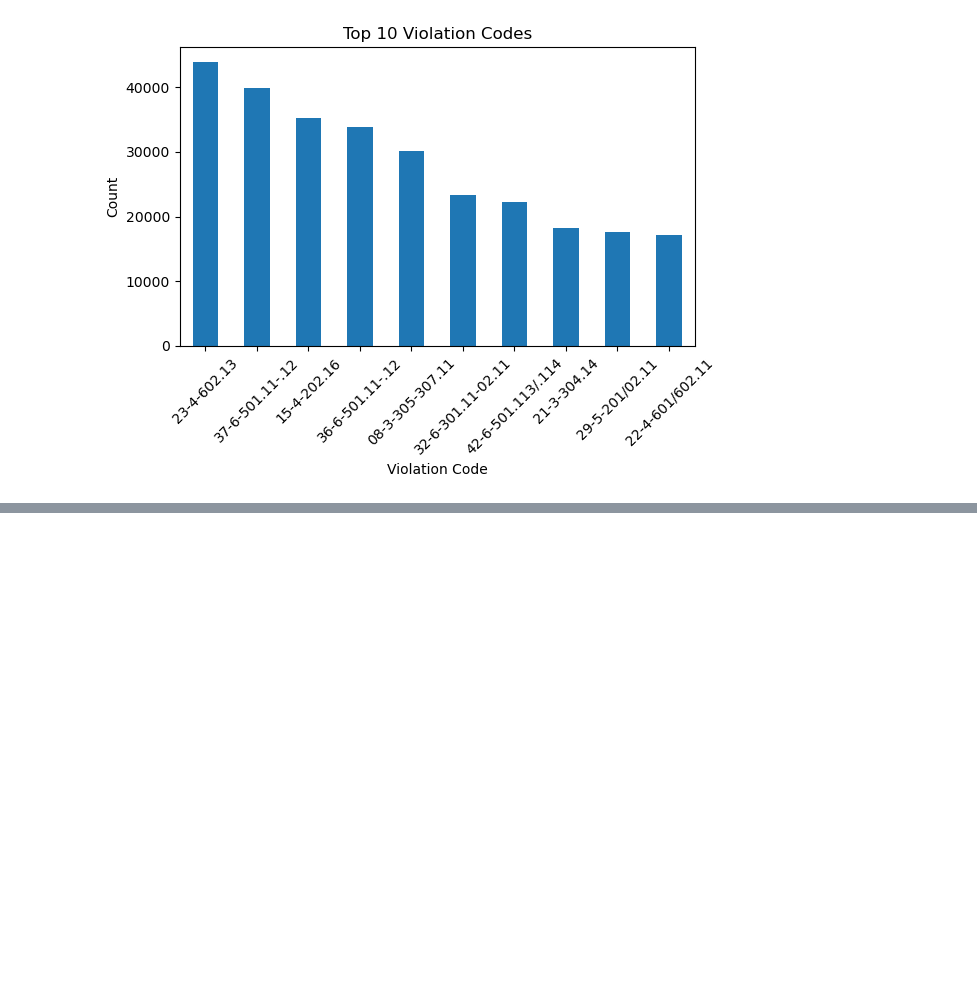
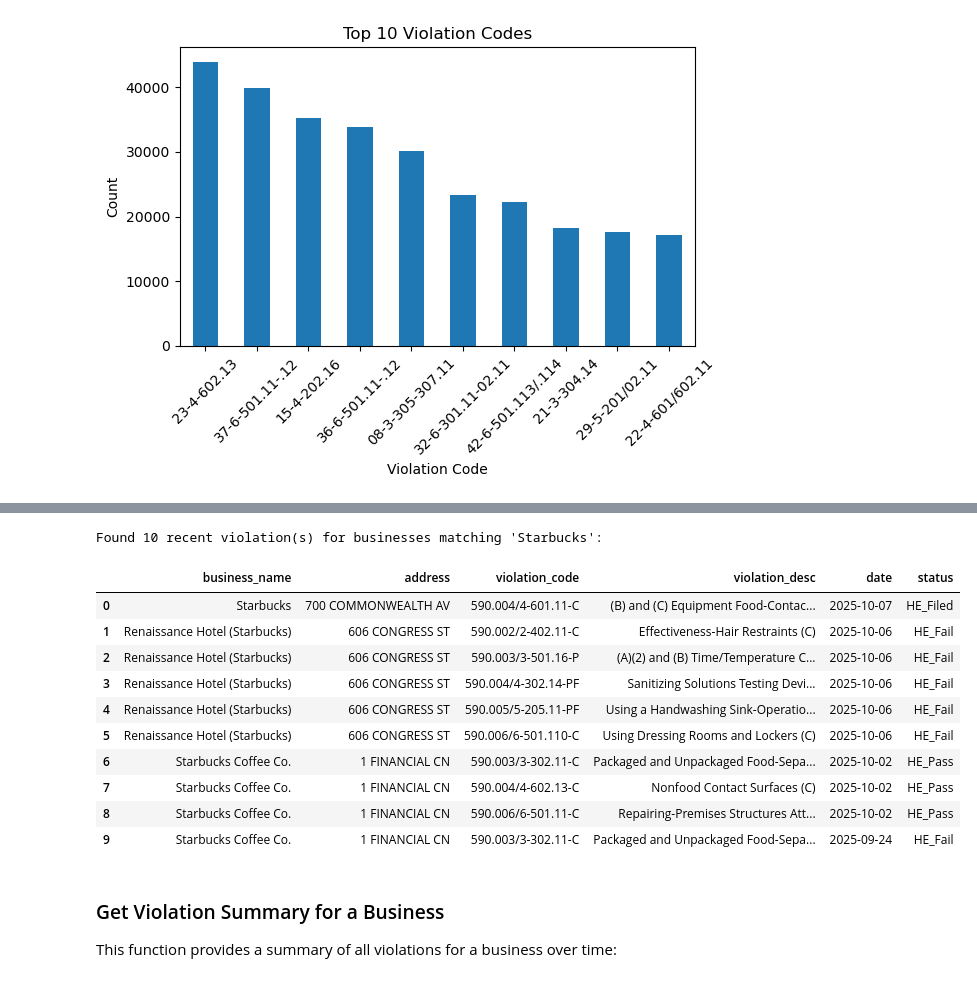
Before and after one commit to konipede/healthcare-database, a Jupyter notebook: notebooks/analysis.ipynb, the cells around one changed output, grey strips where cells are left out. Cells and saved outputs as stored; diff of their text form; code cells hidden in the pictures; blank space fills up the shorter version.

```diff
--- a/notebooks/analysis.ipynb
+++ b/notebooks/analysis.ipynb
@@ -22,0 +101,17 @@ plt.show()
+# %%
+# Example 2: View as DataFrame (without formatted output)
+starbucks_violations = get_recent_violations("Starbucks", limit=5, show_details=False)
+starbucks_violations
+# %% [output]
+Found 10 recent violation(s) for businesses matching 'Starbucks':
+|  | business_name | address | violation_code | violation_desc | date | status |
+| 0 | Starbucks | 700 COMMONWEALTH AV | 590.004/4-601.11-C | (B) and (C) Equipment Food-Contac... | 2025-10-07 | HE_Filed |
+| 1 | Renaissance Hotel (Starbucks) | 606 CONGRESS ST | 590.002/2-402.11-C | Effectiveness-Hair Restraints (C) | 2025-10-06 | HE_Fail |
+| 2 | Renaissance Hotel (Starbucks) | 606 CONGRESS ST | 590.003/3-501.16-P | (A)(2) and (B) Time/Temperature C... | 2025-10-06 | HE_Fail |
+| 3 | Renaissance Hotel (Starbucks) | 606 CONGRESS ST | 590.004/4-302.14-PF | Sanitizing Solutions Testing Devi... | 2025-10-06 | HE_Fail |
+| 4 | Renaissance Hotel (Starbucks) | 606 CONGRESS ST | 590.005/5-205.11-PF | Using a Handwashing Sink-Operatio... | 2025-10-06 | HE_Fail |
+| 5 | Renaissance Hotel (Starbucks) | 606 CONGRESS ST | 590.006/6-501.110-C | Using Dressing Rooms and Lockers (C) | 2025-10-06 | HE_Fail |
+| 6 | Starbucks Coffee Co. | 1 FINANCIAL CN | 590.003/3-302.11-C | Packaged and Unpackaged Food-Sepa... | 2025-10-02 | HE_Pass |
+| 7 | Starbucks Coffee Co. | 1 FINANCIAL CN | 590.004/4-602.13-C | Nonfood Contact Surfaces (C) | 2025-10-02 | HE_Pass |
+| 8 | Starbucks Coffee Co. | 1 FINANCIAL CN | 590.006/6-501.11-C | Repairing-Premises Structures Att... | 2025-10-02 | HE_Pass |
+| 9 | Starbucks Coffee Co. | 1 FINANCIAL CN | 590.003/3-302.11-C | Packaged and Unpackaged Food-Sepa... | 2025-09-24 | HE_Fail |
@@ -22,0 +158,4 @@ plt.show()
+# %% [markdown]
+### Get Violation Summary for a Business
+
+This function provides a summary of all violations for a business over time:
```
Also changed, not shown: parts of 13 cells of this notebook, 13 other files.
